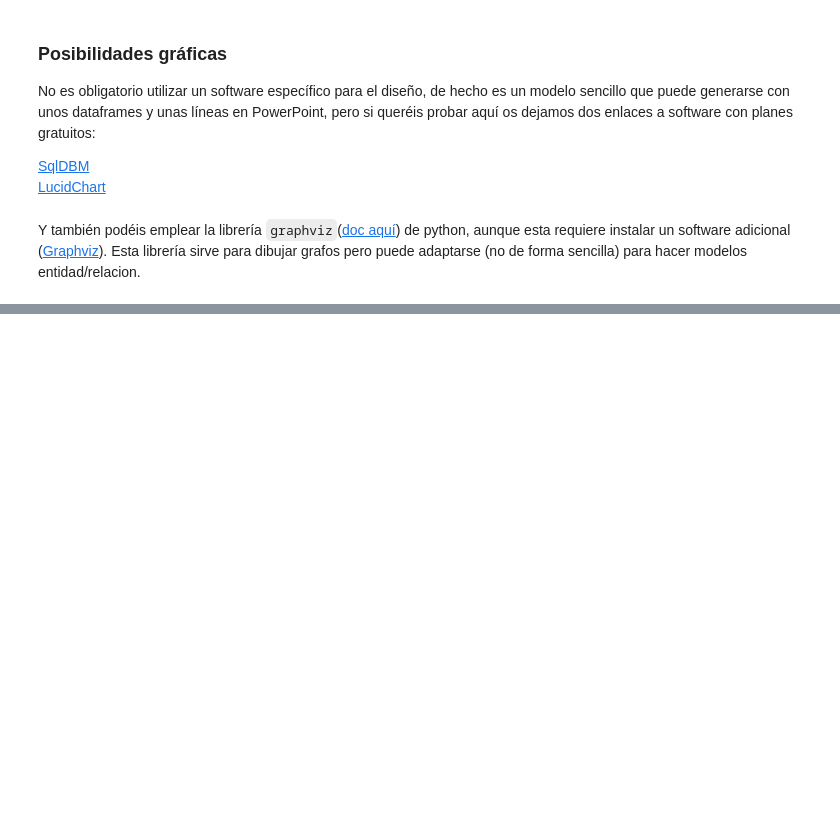
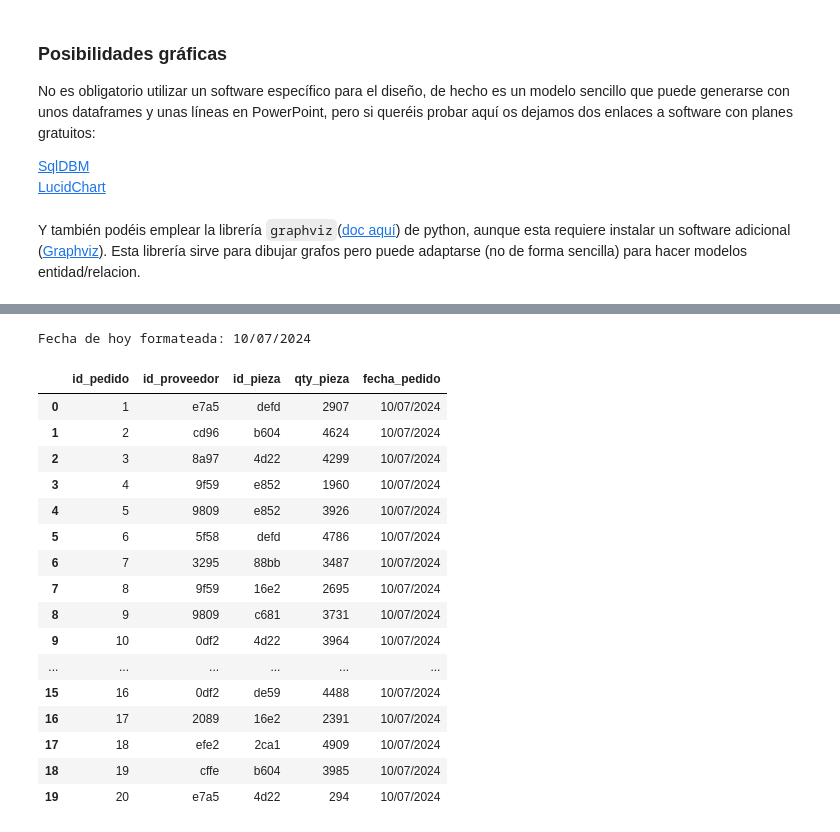
Before and after one commit to rukyflo/TheBridge_SQL_repository, a Jupyter notebook: Team_Challenge/Parte_II_Modelo_BD.ipynb, the cells around one changed output, grey strips where cells are left out. Cells and saved outputs as stored; diff of their text form; code cells hidden in the pictures; blank space fills up the shorter version.

```diff
--- a/Team_Challenge/Parte_II_Modelo_BD.ipynb
+++ b/Team_Challenge/Parte_II_Modelo_BD.ipynb
@@ -126,12 +129,12 @@ lista_precio_pieza = []
 lista_categoria_piezas = []
 
 # creamos 20 proveedores para insertar en la tabla de datos
-for categoria, pieza in dic_piezas:
-    lista_categoria_piezas.append(categoria)
+for categoria, pieza in dic_piezas.items():
     for pieza_II in pieza:
+        lista_categoria_piezas.append(categoria)
         lista_codigo_pieza.append(f"{fake.uuid4()[:4]}")
         lista_color_pieza.append(f"{fake.color()}")
-        lista_nombre.append(pieza_II[0])
+        lista_nombre_pieza.append(pieza_II[0])
         lista_precio_pieza.append(pieza_II[1])
 
 
@@ -144,5 +147,7 @@ dict_piezas_final = {
     }
 
 
-dict_proveedores
+dict_piezas_final
+df_pieza_final = pd.DataFrame(dict_piezas_final)
+df_pieza_final
 # %% [output]
@@ -170,0 +165,57 @@ df
+# %%
+fecha_hoy = datetime.date.today() # Formatear la fecha en el formato DD/MM/YYYY
+fecha_formateada = fecha_hoy.strftime("%d/%m/%Y")
+print("Fecha de hoy formateada:", fecha_formateada)
+# %% [output]
+Fecha de hoy formateada: 10/07/2024
+# %%
+fake = Faker()
+
+
+# Creador de la estructura del DataFrame
+lista_id_pedido= []
+lista_id_proveedor = []
+lista_id_pieza = []
+lista_qty_pieza = []
+lista_fecha = []
+
+
+# creamos 20 pedidos para insertar en la tabla de datos
+for valor in range(1,21):
+    lista_id_pedido.append(valor)
+    lista_id_proveedor.append((random.choice(lista_codigo)))
+    lista_id_pieza.append(random.choice(lista_codigo_pieza))
+    lista_qty_pieza.append((random.randint(100, 5000)))
+    lista_fecha.append(fecha_formateada)
+
+
+dict_pedidos = {
+    "id_pedido": lista_id_pedido,
+    "id_proveedor": lista_id_proveedor,
+    "id_pieza": lista_id_pieza,
+    "qty_pieza": lista_qty_pieza,
+    "fecha_pedido": lista_fecha
+    }
+
+
+dict_pedidos
+df_pedidos = pd.DataFrame(dict_pedidos)
+df_pedidos
+# %% [output]
+|  | id_pedido | id_proveedor | id_pieza | qty_pieza | fecha_pedido |
+| 0 | 1 | e7a5 | defd | 2907 | 10/07/2024 |
+| 1 | 2 | cd96 | b604 | 4624 | 10/07/2024 |
+| 2 | 3 | 8a97 | 4d22 | 4299 | 10/07/2024 |
+| 3 | 4 | 9f59 | e852 | 1960 | 10/07/2024 |
+| 4 | 5 | 9809 | e852 | 3926 | 10/07/2024 |
+| 5 | 6 | 5f58 | defd | 4786 | 10/07/2024 |
+| 6 | 7 | 3295 | 88bb | 3487 | 10/07/2024 |
+| 7 | 8 | 9f59 | 16e2 | 2695 | 10/07/2024 |
+| 8 | 9 | 9809 | c681 | 3731 | 10/07/2024 |
+| 9 | 10 | 0df2 | 4d22 | 3964 | 10/07/2024 |
+| ... | ... | ... | ... | ... | ... |
+| 15 | 16 | 0df2 | de59 | 4488 | 10/07/2024 |
+| 16 | 17 | 2089 | 16e2 | 2391 | 10/07/2024 |
+| 17 | 18 | efe2 | 2ca1 | 4909 | 10/07/2024 |
+| 18 | 19 | cffe | b604 | 3985 | 10/07/2024 |
+| 19 | 20 | e7a5 | 4d22 | 294 | 10/07/2024 |
```
Also changed, not shown: parts of 12 cells of this notebook, 1 other file.
